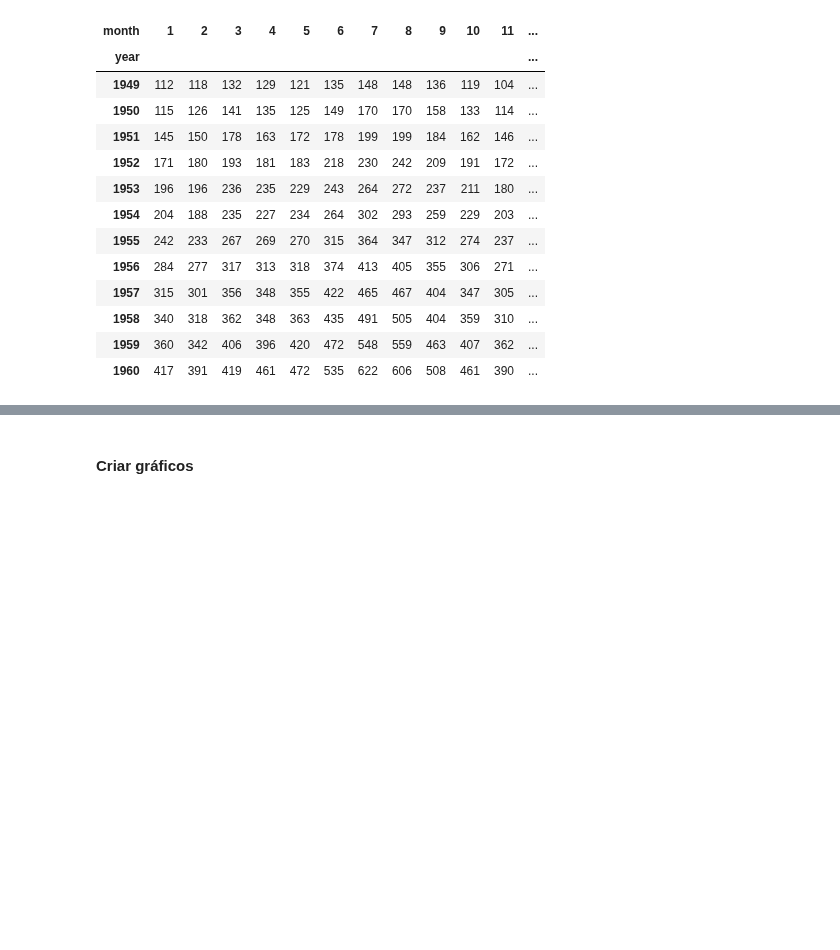
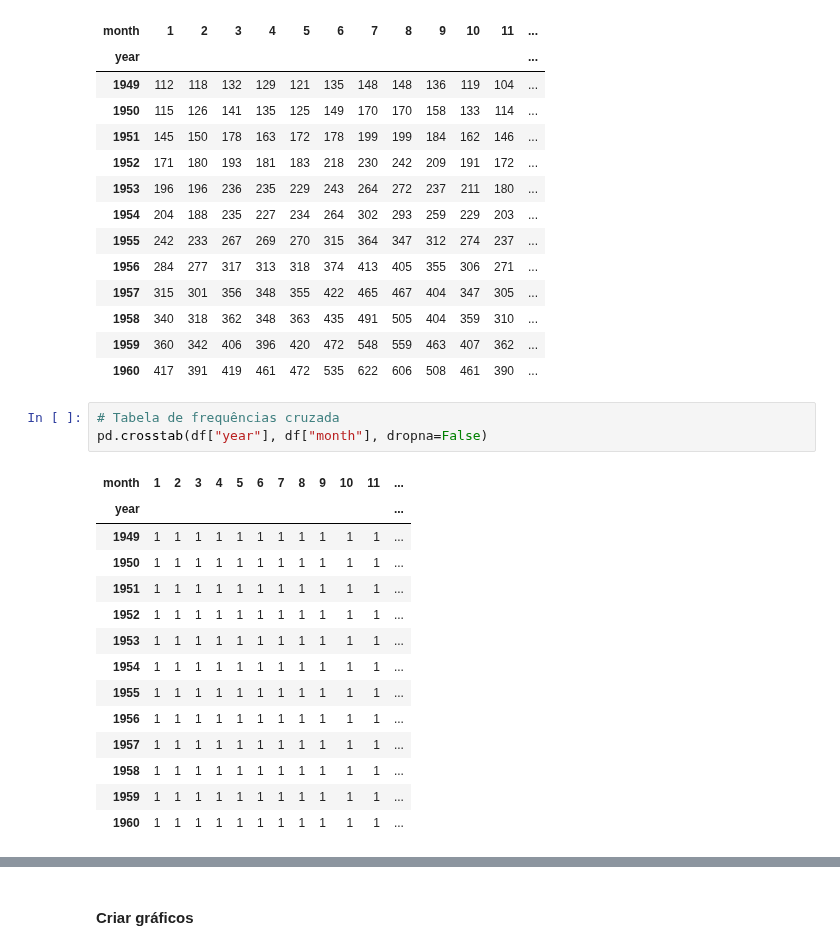
Before and after one commit to lauraalexandria/cursos-python, a Jupyter notebook: script_pandas.ipynb, the cells around one changed output, grey strips where cells are left out. Saved outputs shown, nothing was run; the diff lists cells and outputs as text; blank space fills up the shorter version.

```diff
--- a/script_pandas.ipynb
+++ b/script_pandas.ipynb
@@ -582,3 +582,21 @@ df.pivot_table(values = "Passengers", index = "year", aggfunc = max, columns = "
 | 1958 | 340 | 318 | 362 | 348 | 363 | 435 | 491 | 505 | 404 | 359 | 310 | ... |
 | 1959 | 360 | 342 | 406 | 396 | 420 | 472 | 548 | 559 | 463 | 407 | 362 | ... |
 | 1960 | 417 | 391 | 419 | 461 | 472 | 535 | 622 | 606 | 508 | 461 | 390 | ... |
+# %%
+# Tabela de frequências cruzada
+pd.crosstab(df["year"], df["month"], dropna=False)
+# %% [output]
+| month | 1 | 2 | 3 | 4 | 5 | 6 | 7 | 8 | 9 | 10 | 11 | ... |
+| year |  |  |  |  |  |  |  |  |  |  |  | ... |
+| 1949 | 1 | 1 | 1 | 1 | 1 | 1 | 1 | 1 | 1 | 1 | 1 | ... |
+| 1950 | 1 | 1 | 1 | 1 | 1 | 1 | 1 | 1 | 1 | 1 | 1 | ... |
+| 1951 | 1 | 1 | 1 | 1 | 1 | 1 | 1 | 1 | 1 | 1 | 1 | ... |
+| 1952 | 1 | 1 | 1 | 1 | 1 | 1 | 1 | 1 | 1 | 1 | 1 | ... |
+| 1953 | 1 | 1 | 1 | 1 | 1 | 1 | 1 | 1 | 1 | 1 | 1 | ... |
+| 1954 | 1 | 1 | 1 | 1 | 1 | 1 | 1 | 1 | 1 | 1 | 1 | ... |
+| 1955 | 1 | 1 | 1 | 1 | 1 | 1 | 1 | 1 | 1 | 1 | 1 | ... |
+| 1956 | 1 | 1 | 1 | 1 | 1 | 1 | 1 | 1 | 1 | 1 | 1 | ... |
+| 1957 | 1 | 1 | 1 | 1 | 1 | 1 | 1 | 1 | 1 | 1 | 1 | ... |
+| 1958 | 1 | 1 | 1 | 1 | 1 | 1 | 1 | 1 | 1 | 1 | 1 | ... |
+| 1959 | 1 | 1 | 1 | 1 | 1 | 1 | 1 | 1 | 1 | 1 | 1 | ... |
+| 1960 | 1 | 1 | 1 | 1 | 1 | 1 | 1 | 1 | 1 | 1 | 1 | ... |
```
Also changed, not shown: parts of 4 cells of this notebook.
